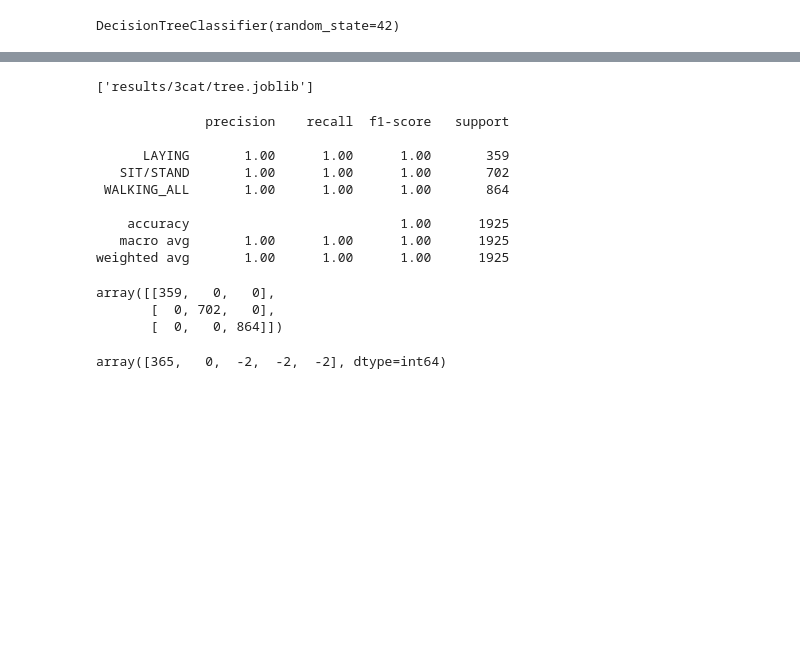
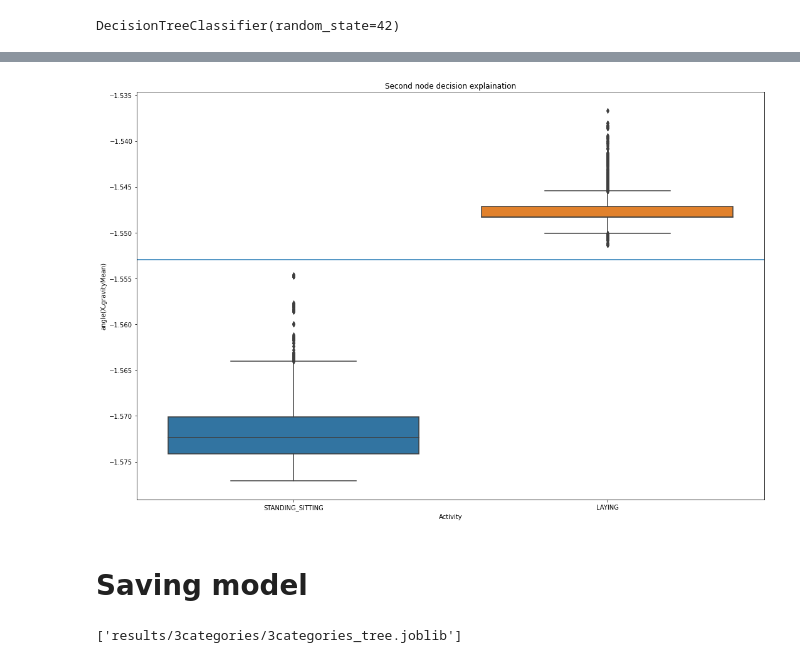
Before and after one commit to pfilo8/BHL-Hackathon-AI, a Jupyter notebook: 3categories.ipynb, the cells around one changed output, grey strips where cells are left out. Cells and saved outputs as stored; diff of their text form; code cells hidden in the pictures; blank space fills up the shorter version.

Commit message:
Clean 3 categories notebook

```diff
--- a/3categories.ipynb
+++ b/3categories.ipynb
@@ -121,26 +122,19 @@ graph
+# %%
+feature = X.columns[tree_clf.tree_.feature[1]]
+threshold = tree_clf.tree_.threshold[1]
+
+fig, ax = plt.subplots(figsize=(15, 10))
+sns.boxplot(y=feature, x=unexplained_y, data=unexplained_X, ax=ax)
+ax.hlines(threshold, *ax.get_xlim())
+ax.set_title("Second node decision explaination")
+
+plt.tight_layout()
+plt.show()
+# %% [output]
+[figure, added]
+# %% [markdown]
+# Saving model
 # %%
-joblib.dump(tree_clf, PATH / "tree.joblib")
+joblib.dump(tree_clf, PATH / "3categories_tree.joblib")
 # %% [output]
-['results/3cat/tree.joblib']
+['results/3categories/3categories_tree.joblib']
-# %%
-print(metrics.classification_report(y_test, tree_clf.predict(X_test)))
-# %% [output]
-              precision    recall  f1-score   support
-
-      LAYING       1.00      1.00      1.00       359
-   SIT/STAND       1.00      1.00      1.00       702
- WALKING_ALL       1.00      1.00      1.00       864
-
-    accuracy                           1.00      1925
-   macro avg       1.00      1.00      1.00      1925
-weighted avg       1.00      1.00      1.00      1925
-# %%
-metrics.confusion_matrix(y_test, tree_clf.predict(X_test))
-# %% [output]
-array([[359,   0,   0],
-       [  0, 702,   0],
-       [  0,   0, 864]])
-# %%
-tree_clf.tree_.feature
-# %% [output]
-array([365,   0,  -2,  -2,  -2], dtype=int64)
```
Also changed, not shown: parts of 25 cells of this notebook, 7 other files.
